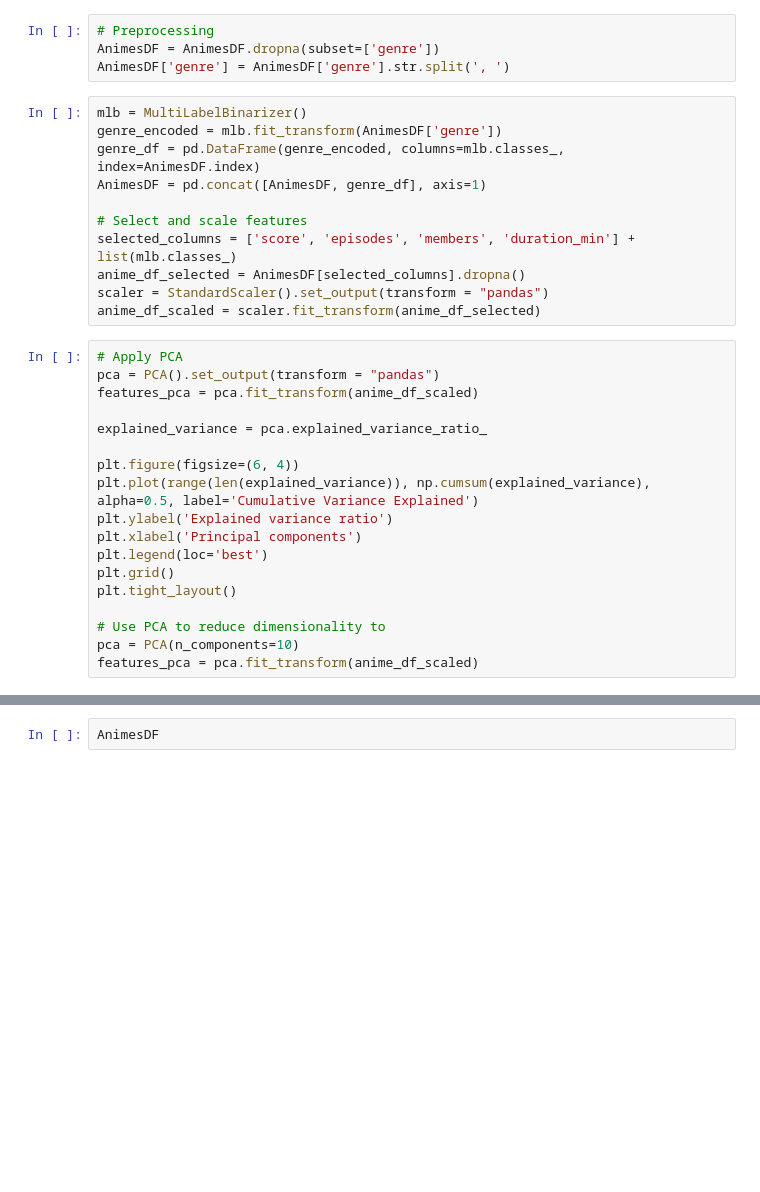
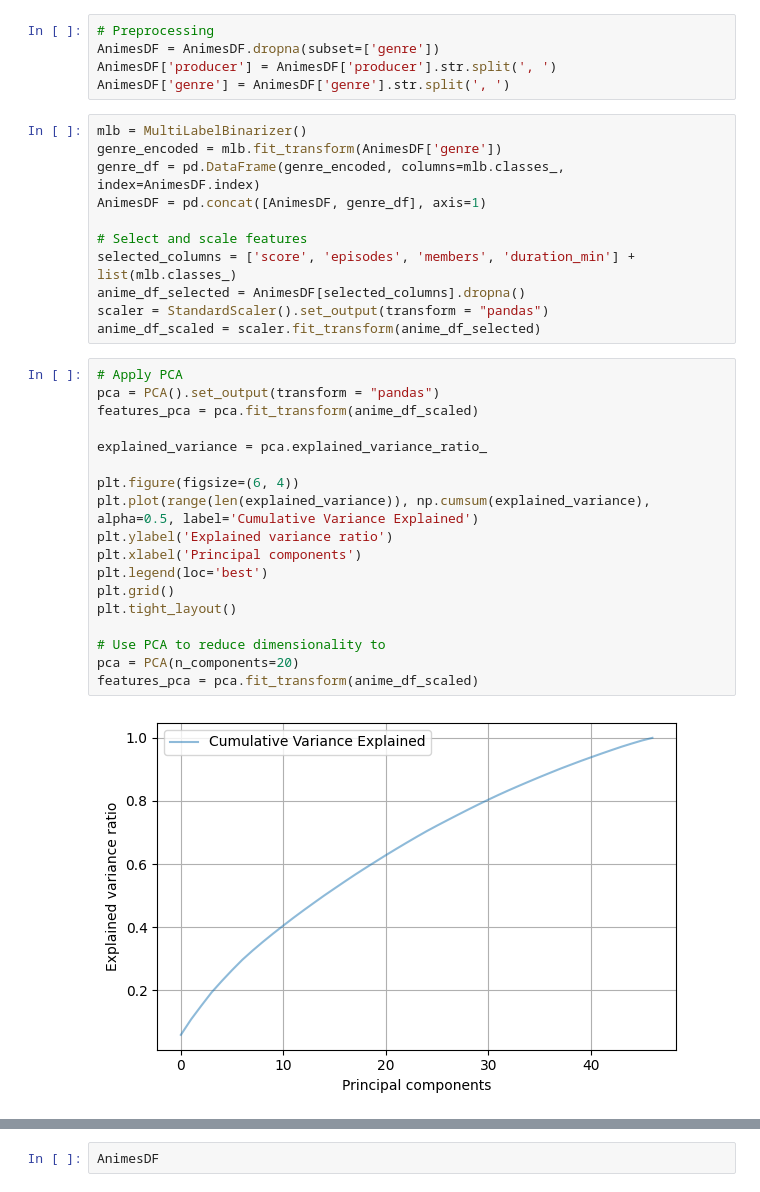
Before and after one commit to saratsiri/anime-rec, a Jupyter notebook: notebooks/saratsiri_anime_rec.ipynb, the cells around one changed output, grey strips where cells are left out. Saved outputs shown, nothing was run; the diff lists cells and outputs as text; blank space fills up the shorter version.

```diff
--- a/notebooks/saratsiri_anime_rec.ipynb
+++ b/notebooks/saratsiri_anime_rec.ipynb
@@ -22,6 +57,7 @@ ScoresDF = pd.read_csv('../raw_data/animelists_cleaned.csv')
 # %%
 # Preprocessing
 AnimesDF = AnimesDF.dropna(subset=['genre'])
+AnimesDF['producer'] = AnimesDF['producer'].str.split(', ')
 AnimesDF['genre'] = AnimesDF['genre'].str.split(', ')
 # %%
 mlb = MultiLabelBinarizer()
@@ -37,21 +73,23 @@ anime_df_scaled = scaler.fit_transform(anime_df_selected)
 # %%
 # Apply PCA
 pca = PCA().set_output(transform = "pandas")
 features_pca = pca.fit_transform(anime_df_scaled)
 
 explained_variance = pca.explained_variance_ratio_
 
 plt.figure(figsize=(6, 4))
 plt.plot(range(len(explained_variance)), np.cumsum(explained_variance), alpha=0.5, label='Cumulative Variance Explained')
 plt.ylabel('Explained variance ratio')
 plt.xlabel('Principal components')
 plt.legend(loc='best')
 plt.grid()
 plt.tight_layout()
 
 # Use PCA to reduce dimensionality to
-pca = PCA(n_components=10)
+pca = PCA(n_components=20)
 features_pca = pca.fit_transform(anime_df_scaled)
+# %% [output]
+[figure, added]
 # %%
 # SCALING AND PRESERVING COLUMNS'NAMES
 scaler = StandardScaler().set_output(transform = "pandas")
```
Also changed, not shown: parts of 8 cells of this notebook.
